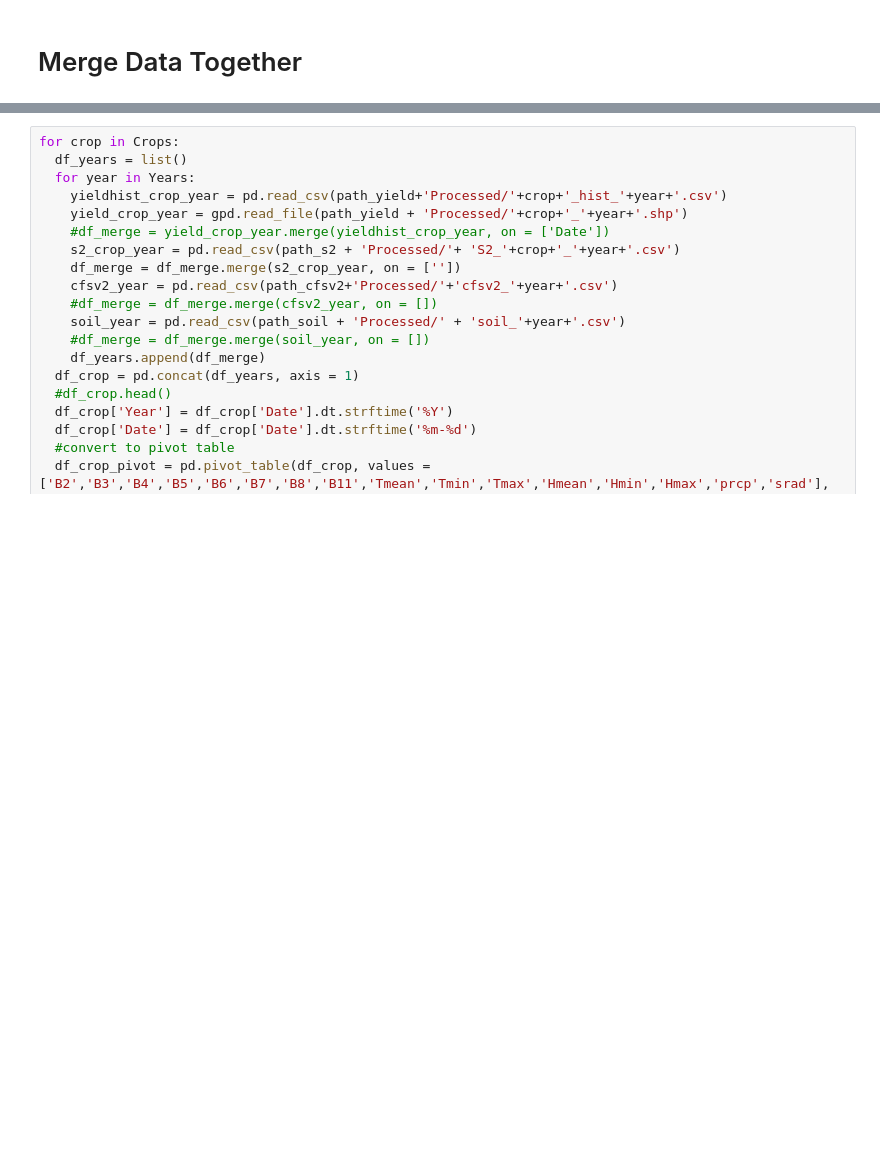
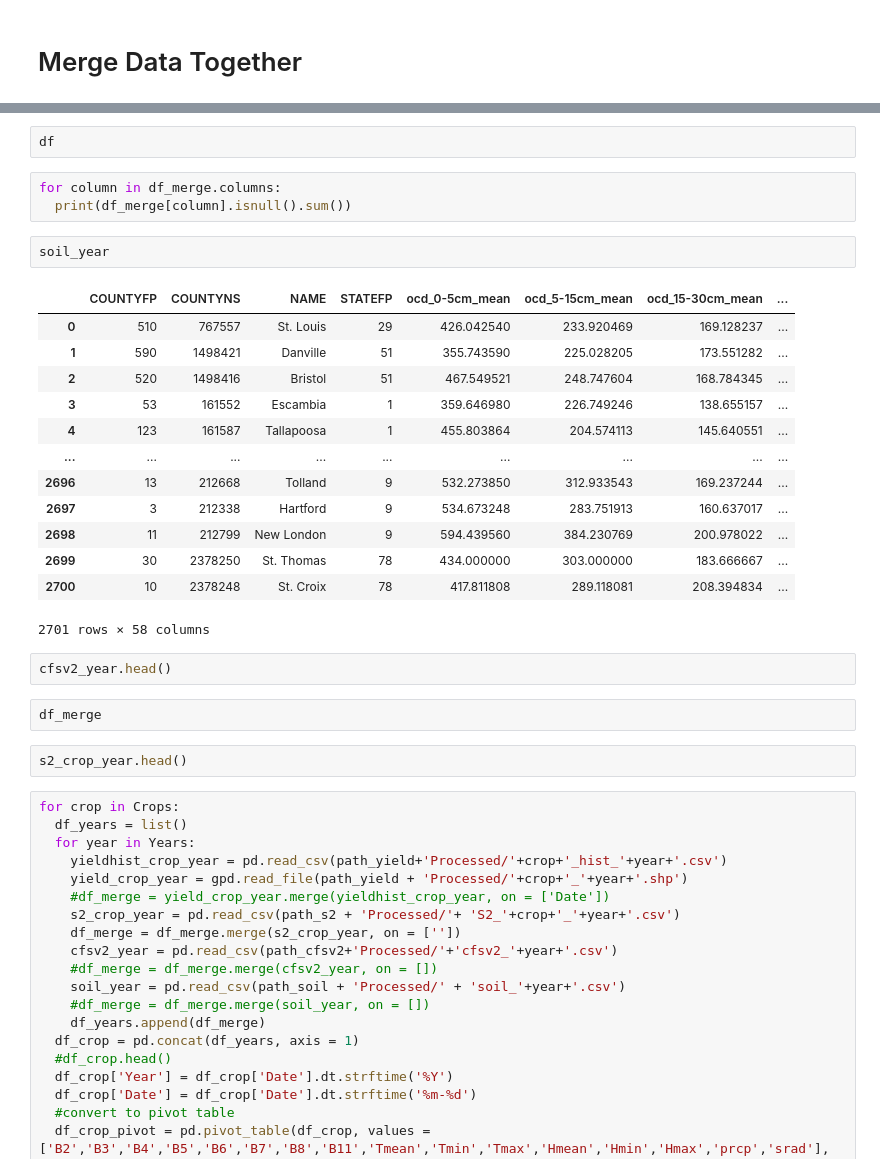
Before and after one commit to suffenjoy/Corn_Soy_Yield_Prediction_S2, a Jupyter notebook: Corn_Soy_Yield_DataCleaning.ipynb, the cells around one changed output, grey strips where cells are left out. Saved outputs shown, nothing was run; the diff lists cells and outputs as text; blank space fills up the shorter version.

```diff
--- a/Corn_Soy_Yield_DataCleaning.ipynb
+++ b/Corn_Soy_Yield_DataCleaning.ipynb
@@ -463,3 +580,30 @@ df_pivot_nona.head()
+# %%
+df
+# %%
+for column in df_merge.columns:
+  print(df_merge[column].isnull().sum())
+# %%
+soil_year
+# %% [output]
+|  | COUNTYFP | COUNTYNS | NAME | STATEFP | ocd_0-5cm_mean | ocd_5-15cm_mean | ocd_15-30cm_mean | ... |
+| 0 | 510 | 767557 | St. Louis | 29 | 426.042540 | 233.920469 | 169.128237 | ... |
+| 1 | 590 | 1498421 | Danville | 51 | 355.743590 | 225.028205 | 173.551282 | ... |
+| 2 | 520 | 1498416 | Bristol | 51 | 467.549521 | 248.747604 | 168.784345 | ... |
+| 3 | 53 | 161552 | Escambia | 1 | 359.646980 | 226.749246 | 138.655157 | ... |
+| 4 | 123 | 161587 | Tallapoosa | 1 | 455.803864 | 204.574113 | 145.640551 | ... |
+| ... | ... | ... | ... | ... | ... | ... | ... | ... |
+| 2696 | 13 | 212668 | Tolland | 9 | 532.273850 | 312.933543 | 169.237244 | ... |
+| 2697 | 3 | 212338 | Hartford | 9 | 534.673248 | 283.751913 | 160.637017 | ... |
+| 2698 | 11 | 212799 | New London | 9 | 594.439560 | 384.230769 | 200.978022 | ... |
+| 2699 | 30 | 2378250 | St. Thomas | 78 | 434.000000 | 303.000000 | 183.666667 | ... |
+| 2700 | 10 | 2378248 | St. Croix | 78 | 417.811808 | 289.118081 | 208.394834 | ... |
+2701 rows × 58 columns
+# %%
+cfsv2_year.head()
+# %%
+df_merge
+# %%
+s2_crop_year.head()
 # %%
 for crop in Crops:
   df_years = list()
```
Also changed, not shown: parts of 9 cells of this notebook.
